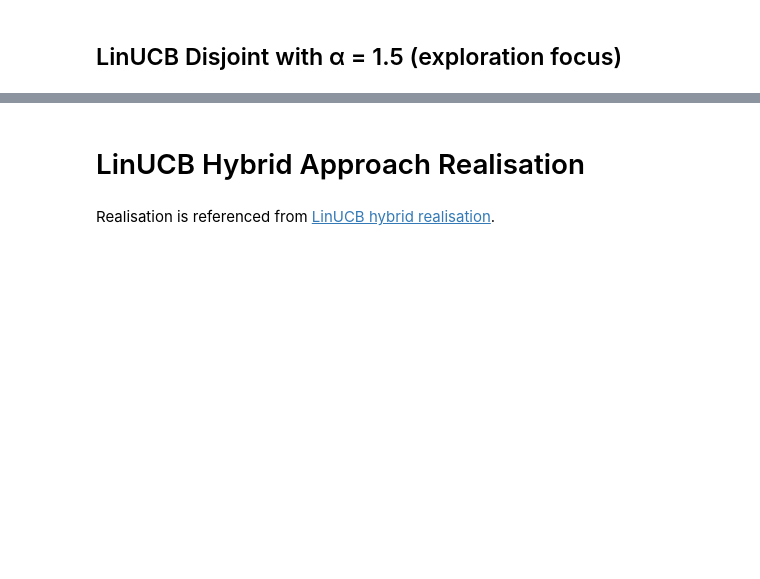
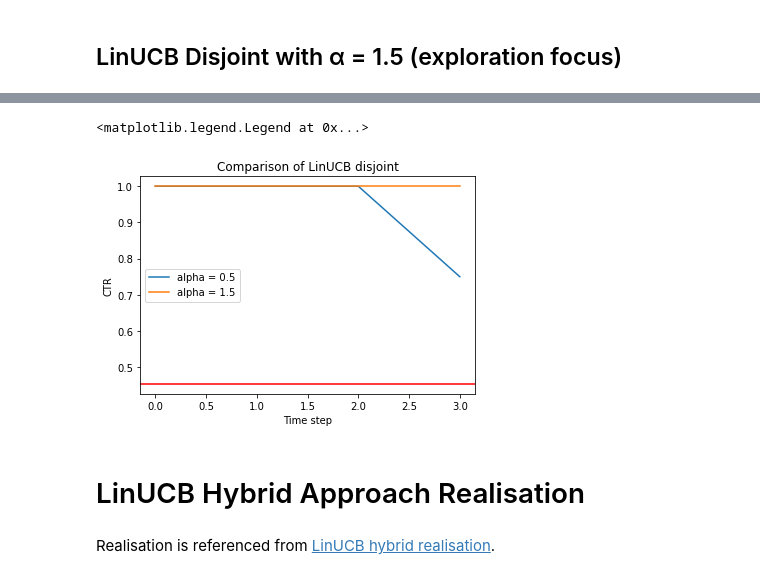
Before and after one commit to RomanGorelsky/Contextual_bandits, a Jupyter notebook: Contextual_bandits_Project.ipynb, the cells around one changed output, grey strips where cells are left out. Saved outputs shown, nothing was run; the diff lists cells and outputs as text; code cells hidden in the pictures; blank space fills up the shorter version.

```diff
--- a/Contextual_bandits_Project.ipynb
+++ b/Contextual_bandits_Project.ipynb
@@ -642 +662,9 @@ Step 70000
+# %%
+# Serializing "simulation_disjoint_alpha_15" to a file
+
+with open("simulation_disjoint_alpha_15.pkl", "wb") as f:
+    pickle.dump(simulation_disjoint_alpha_15, f)
+# %%
+with open("pickles//simulation_disjoint_alpha_15.pkl", "rb") as f:
+    saved_disjoint_alpha_15 = pickle.load(f)
 # %%
@@ -649,3 +677,19 @@ Text(0.5, 1.0, 'alpha = 1.5')
+# %%
+min_disjoint_time_steps = min(len(saved_disjoint_alpha_05),
+                             len(saved_disjoint_alpha_15))
+# %%
+plt.plot(saved_disjoint_alpha_05["ctr"][: min_disjoint_time_steps],
+        label = "alpha = 0.5")
+plt.plot(saved_disjoint_alpha_15["ctr"][: min_disjoint_time_steps],
+        label = "alpha = 1.5")
+plt.axhline(y = reward_mean, color = "red")
+plt.title("Comparison of LinUCB disjoint")
+plt.xlabel("Time step")
+plt.ylabel("CTR")
+plt.legend()
+# %% [output]
+<matplotlib.legend.Legend at 0x...>
+[figure, added]
 # %% [markdown]
 # LinUCB Hybrid Approach Realisation
 # %% [markdown]
```
Also changed, not shown: parts of 18 cells of this notebook, 6 other files.
